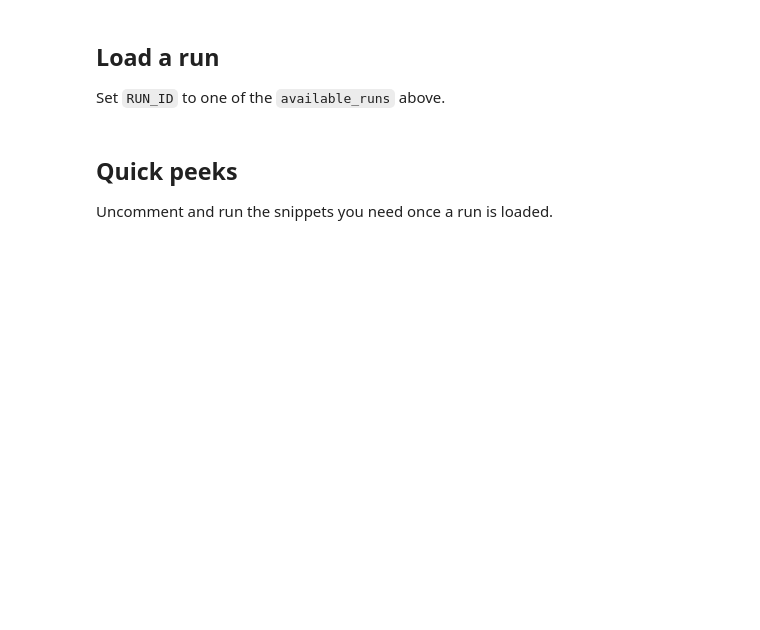
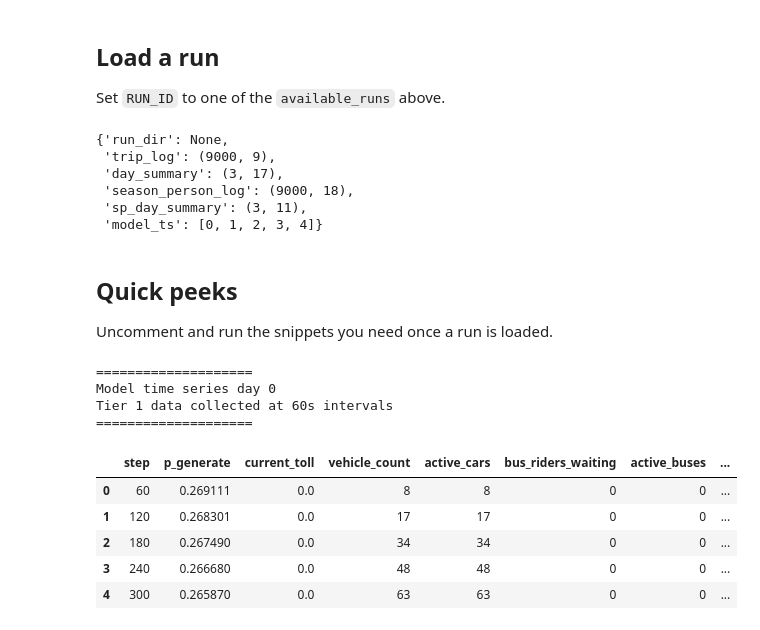
Before and after one commit to zander-holleran/mesa_lcc_model, a Jupyter notebook: notebooks/season_analysis.ipynb, the cells around one changed output. Drawn from its saved outputs; the diff is of its cells as text; code cells hidden in the pictures; blank space fills up the shorter version.

```diff
--- a/notebooks/season_analysis.ipynb
+++ b/notebooks/season_analysis.ipynb
@@ -77,12 +56,37 @@ available_runs
 ## Load a run
 Set `RUN_ID` to one of the `available_runs` above.
 # %%
-RUN_ID = 'volume_toll_6'
+RUN_ID = 'speed_test6'
 
-run_data = load_run(RUN_ID)
+run_data = ah.load_run(RUN_ID)
 run_data_keys = {k: (list(v.keys()) if k == 'model_ts' else (None if v is None else getattr(v, 'shape', None))) for k, v in run_data.items()}
 run_data_keys
+# %% [output]
+{'run_dir': None,
+ 'trip_log': (9000, 9),
+ 'day_summary': (3, 17),
+ 'season_person_log': (9000, 18),
+ 'sp_day_summary': (3, 11),
+ 'model_ts': [0, 1, 2, 3, 4]}
 # %% [markdown]
 ## Quick peeks
 Uncomment and run the snippets you need once a run is loaded.
+# %%
+print('='*20)
+print('Model time series day 0')
+print('Tier 1 data collected at 60s intervals')
+print('='*20)
+model_ts = run_data['model_ts']
+display(model_ts[0].head()) if model_ts is not None and len(model_ts) > 0 else print('No model time series data')
+# %% [output]
+====================
+Model time series day 0
+Tier 1 data collected at 60s intervals
+====================
+|  | step | p_generate | current_toll | vehicle_count | active_cars | bus_riders_waiting | active_buses | ... |
+| 0 | 60 | 0.269111 | 0.0 | 8 | 8 | 0 | 0 | ... |
+| 1 | 120 | 0.268301 | 0.0 | 17 | 17 | 0 | 0 | ... |
+| 2 | 180 | 0.267490 | 0.0 | 34 | 34 | 0 | 0 | ... |
+| 3 | 240 | 0.266680 | 0.0 | 48 | 48 | 0 | 0 | ... |
+| 4 | 300 | 0.265870 | 0.0 | 63 | 63 | 0 | 0 | ... |
 # %%
```
Also changed, not shown: parts of 9 cells of this notebook, 11 other files.
